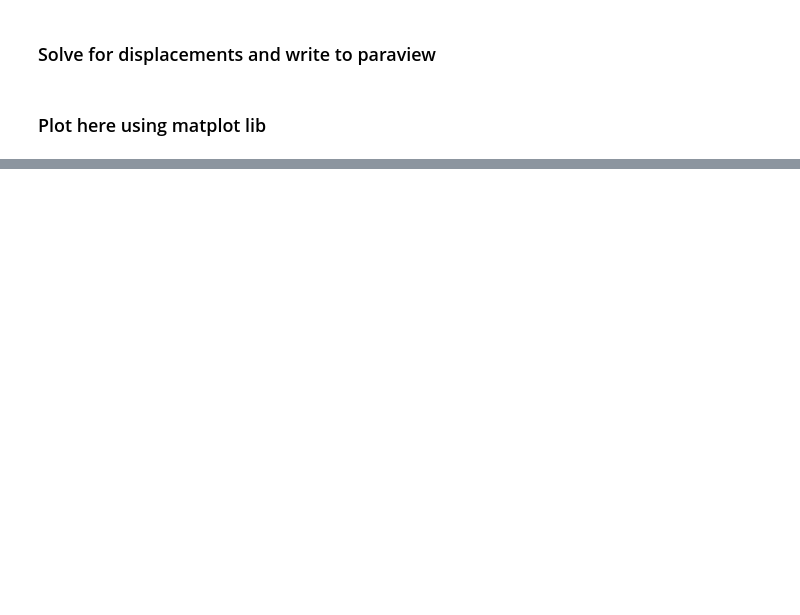
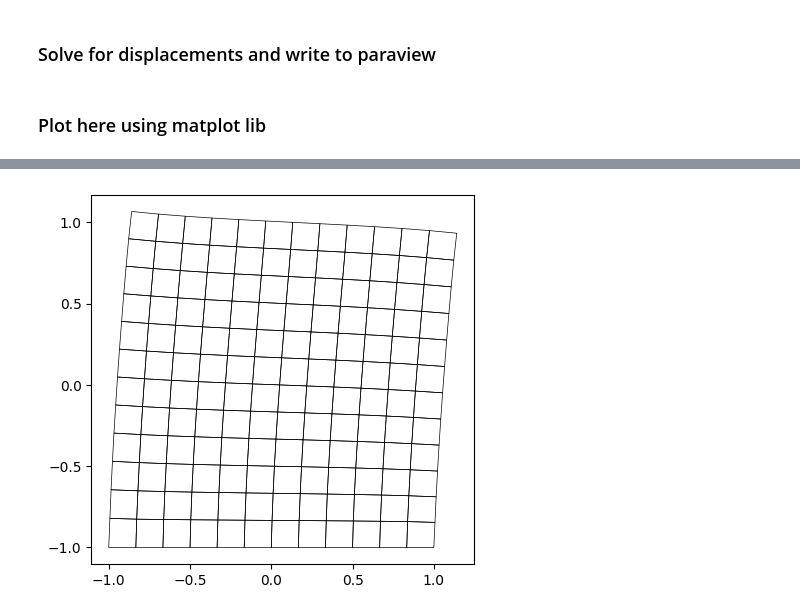
Before and after one commit to rath3t/visualStudioCodeAndIkarus, a Jupyter notebook: linearElasticity.ipynb, the cells around one changed output, grey strips where cells are left out. Cells and saved outputs as stored; diff of their text form; code cells hidden in the pictures; blank space fills up the shorter version.

```diff
--- a/linearElasticity.ipynb
+++ b/linearElasticity.ipynb
@@ -155,0 +153,5 @@ dune.plotting.plot(solution=dispFunc)
+# %%
+from helper import plotDeformedGrid
+plotDeformedGrid(grid,dispFunc)
+# %% [output]
+[figure, added]
```
Also changed, not shown: parts of 7 cells of this notebook, 2 other files.
